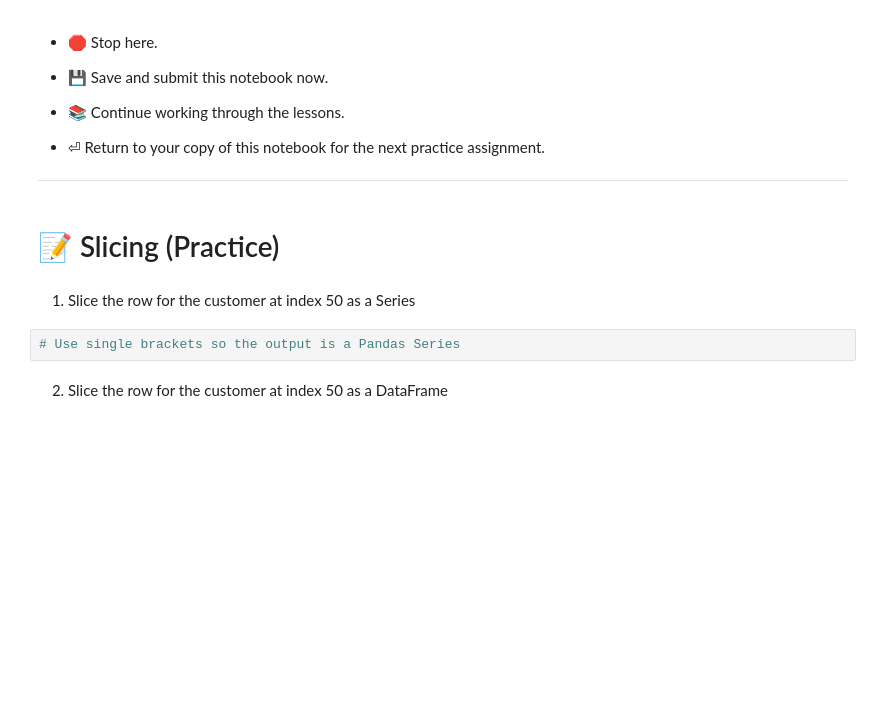
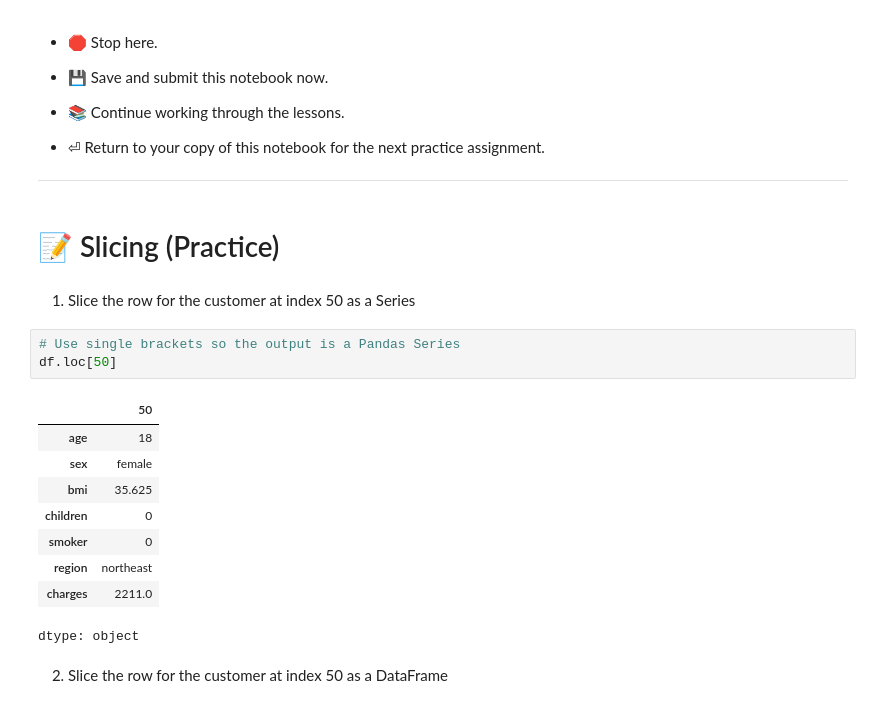
Before and after one commit to SamarBaghdadi/CodingDojo_DS_V23, a Jupyter notebook: Insurance_Data_Starter_Notebook.ipynb, the cells around one changed output. Cells and saved outputs as stored; diff of their text form; blank space fills up the shorter version.

```diff
--- a/Insurance_Data_Starter_Notebook.ipynb
+++ b/Insurance_Data_Starter_Notebook.ipynb
@@ -138,6 +139,17 @@ ___
 1) Slice the row for the customer at index 50 as a Series
 # %%
 # Use single brackets so the output is a Pandas Series
+df.loc[50]
+# %% [output]
+|  | 50 |
+| age | 18 |
+| sex | female |
+| bmi | 35.625 |
+| children | 0 |
+| smoker | 0 |
+| region | northeast |
+| charges | 2211.0 |
+dtype: object
 # %% [markdown]
 2) Slice the row for the customer at index 50 as a DataFrame
 # %%
```
Also changed, not shown: parts of 16 cells of this notebook.
